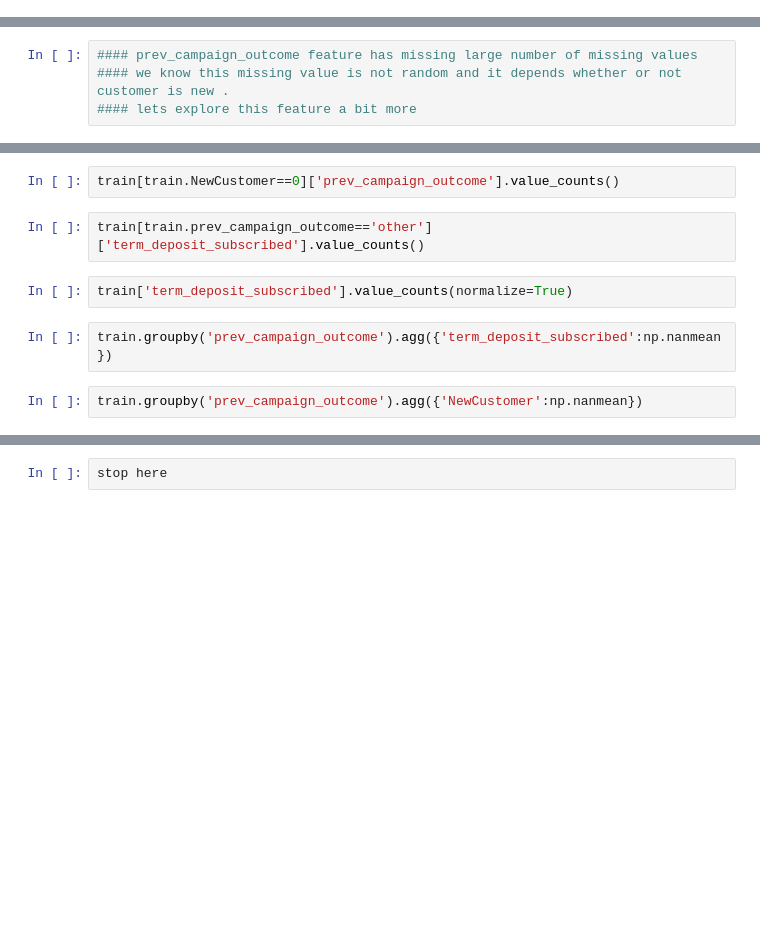
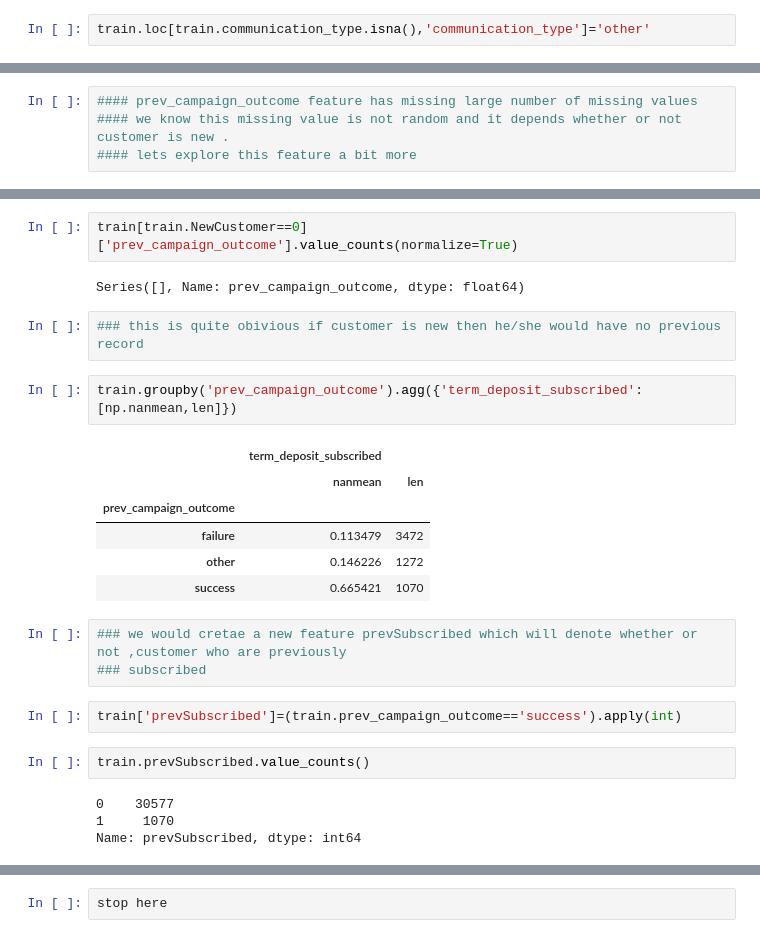
Before and after one commit to faisal-git/Intelligent_Target, a Jupyter notebook: Intelligent Targeting.ipynb, the cells around one changed output, grey strips where cells are left out. Drawn from its saved outputs; the diff is of its cells as text; blank space fills up the shorter version.

```diff
--- a/Intelligent Targeting.ipynb
+++ b/Intelligent Targeting.ipynb
@@ -705,0 +741,2 @@ SyntaxError: invalid syntax (<ipython-input-64-a96ba3aab008>, line 1)
+# %%
+train.loc[train.communication_type.isna(),'communication_type']='other'
@@ -712,10 +771,26 @@ train.prev_campaign_outcome.value_counts(normalize=True)
 # %%
-train[train.NewCustomer==0]['prev_campaign_outcome'].value_counts()
+train[train.NewCustomer==0]['prev_campaign_outcome'].value_counts(normalize=True)
+# %% [output]
+Series([], Name: prev_campaign_outcome, dtype: float64)
+# %%
+### this is quite obivious if customer is new then he/she would have no previous record
+# %%
+train.groupby('prev_campaign_outcome').agg({'term_deposit_subscribed':[np.nanmean,len]})
+# %% [output]
+|  | term_deposit_subscribed |  |
+|  | nanmean | len |
+| prev_campaign_outcome |  |  |
+| failure | 0.113479 | 3472 |
+| other | 0.146226 | 1272 |
+| success | 0.665421 | 1070 |
+# %%
+### we would cretae a new feature prevSubscribed which will denote whether or not ,customer who are previously
+### subscribed
 # %%
-train[train.prev_campaign_outcome=='other']['term_deposit_subscribed'].value_counts()
+train['prevSubscribed']=(train.prev_campaign_outcome=='success').apply(int)
 # %%
-train['term_deposit_subscribed'].value_counts(normalize=True)
+train.prevSubscribed.value_counts()
+# %% [output]
+0    30577
+1     1070
+Name: prevSubscribed, dtype: int64
-# %%
-train.groupby('prev_campaign_outcome').agg({'term_deposit_subscribed':np.nanmean})
-# %%
-train.groupby('prev_campaign_outcome').agg({'NewCustomer':np.nanmean})
```
Also changed, not shown: parts of 44 cells of this notebook.
